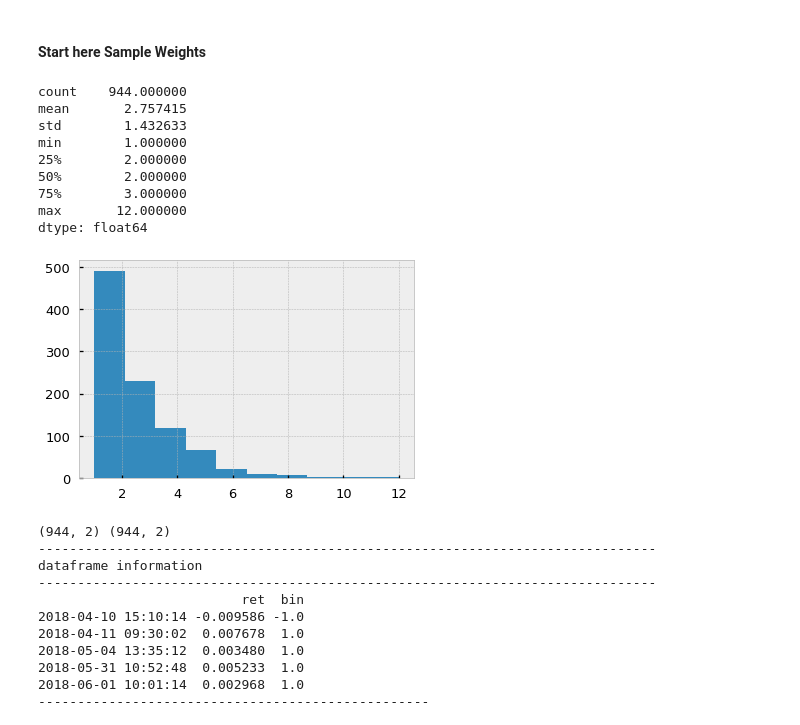
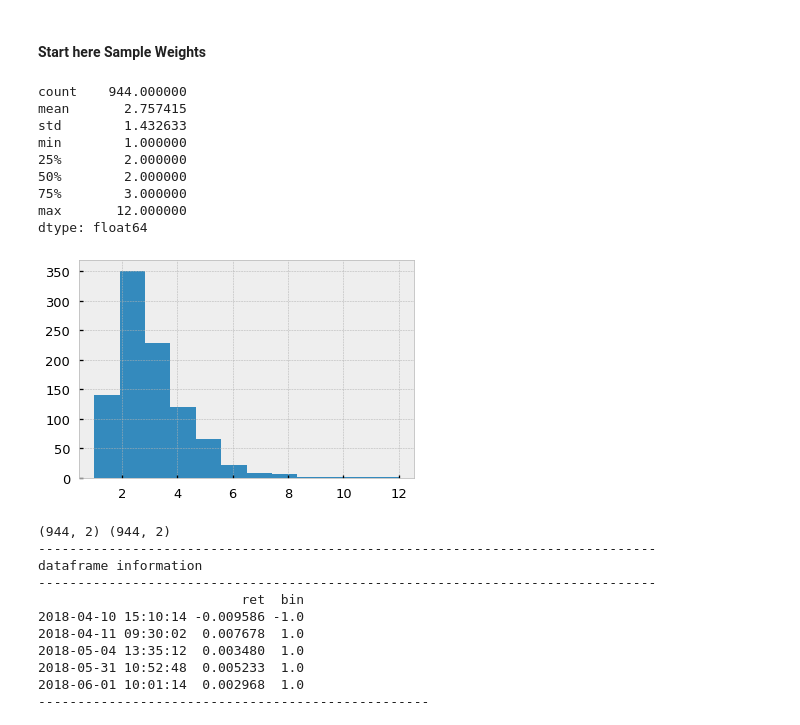
Before and after one commit to Dynami/Adv_Fin_ML_Exercises, a Jupyter notebook: notebooks/SampleWeights.ipynb, the cells around one changed output. Drawn from its saved outputs; the diff is of its cells as text; code cells hidden in the pictures.

Commit message:
modified:   notebooks/SampleWeights.ipynb fixed hist bars

```diff
--- a/notebooks/SampleWeights.ipynb
+++ b/notebooks/SampleWeights.ipynb
@@ -572,19 +573,19 @@ None
 coEvents = mpNumCoEvents(closeIdx=events.index, t1=events.t1, molecule=events.index)
 # %%
 print(coEvents.describe())
-plt.hist(coEvents)
+plt.hist(coEvents, bins=12)
 plt.show()
 # %% [output]
 count    944.000000
 mean       2.757415
 std        1.432633
 min        1.000000
 25%        2.000000
 50%        2.000000
 75%        3.000000
 max       12.000000
 dtype: float64
-[figure, old version]
+[figure, new version]
 # %%
 events_ = events.dropna(subset=['t1'])
 print(events.shape, events_.shape)
```
Also changed, not shown: parts of 2 cells of this notebook.
